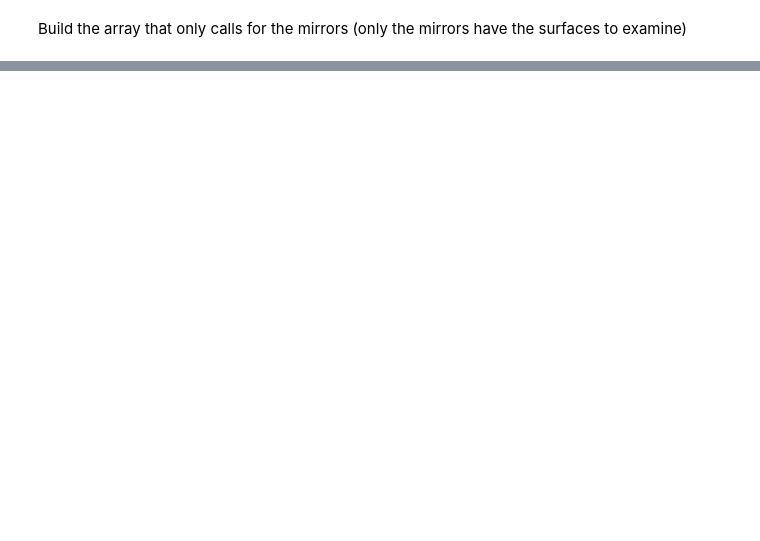
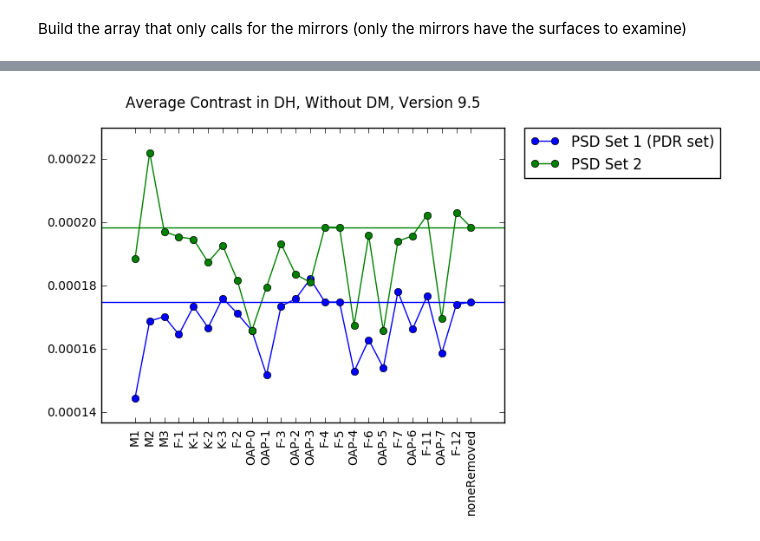
Before and after one commit to magao-x/magaox_poppy, a Jupyter notebook: magaox_surfaceCheck.ipynb, the cells around one changed output, grey strips where cells are left out. Cells and saved outputs as stored; diff of their text form; code cells hidden in the pictures; blank space fills up the shorter version.

```diff
--- a/magaox_surfaceCheck.ipynb
+++ b/magaox_surfaceCheck.ipynb
@@ -1185,0 +312,15 @@ Current evaluation: This looks weird. The next attempt will be without the Lyot-
+# %%
+x=np.arange(len(optics_names))
+plt.plot(x, set1_withoutDM_avg,'bo-', label='PSD Set 1 (PDR set)')
+plt.plot(x, set2_withoutDM_avg, 'go-', label='PSD Set 2')
+plt.axhline(y=set1_withoutDM_avg_ref, color='b', linestyle='-')
+plt.axhline(y=set2_withoutDM_avg_ref, color='g', linestyle='-')
+plt.legend(bbox_to_anchor=(1.05, 1), loc=2, borderaxespad=0.)
+plt.xticks(x,optics_names,rotation='vertical')
+plt.margins(0.1)
+plt.subplots_adjust(top=1.0)
+plt.subplots_adjust(bottom=0.15)
+plt.title('Average Contrast in DH, Without DM, Version 9.5',y=1.05)
+plt.show()
+# %% [output]
+[figure, added]
```
Also changed, not shown: parts of 67 cells of this notebook.
